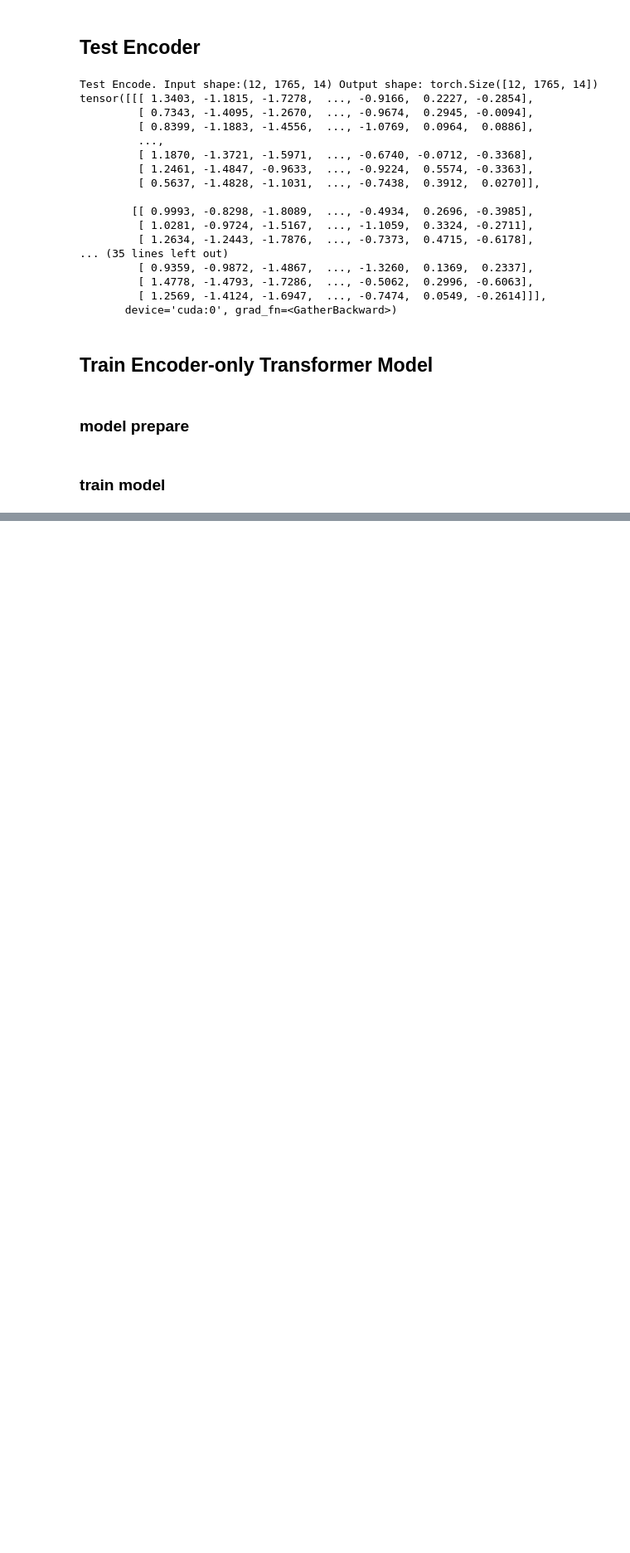
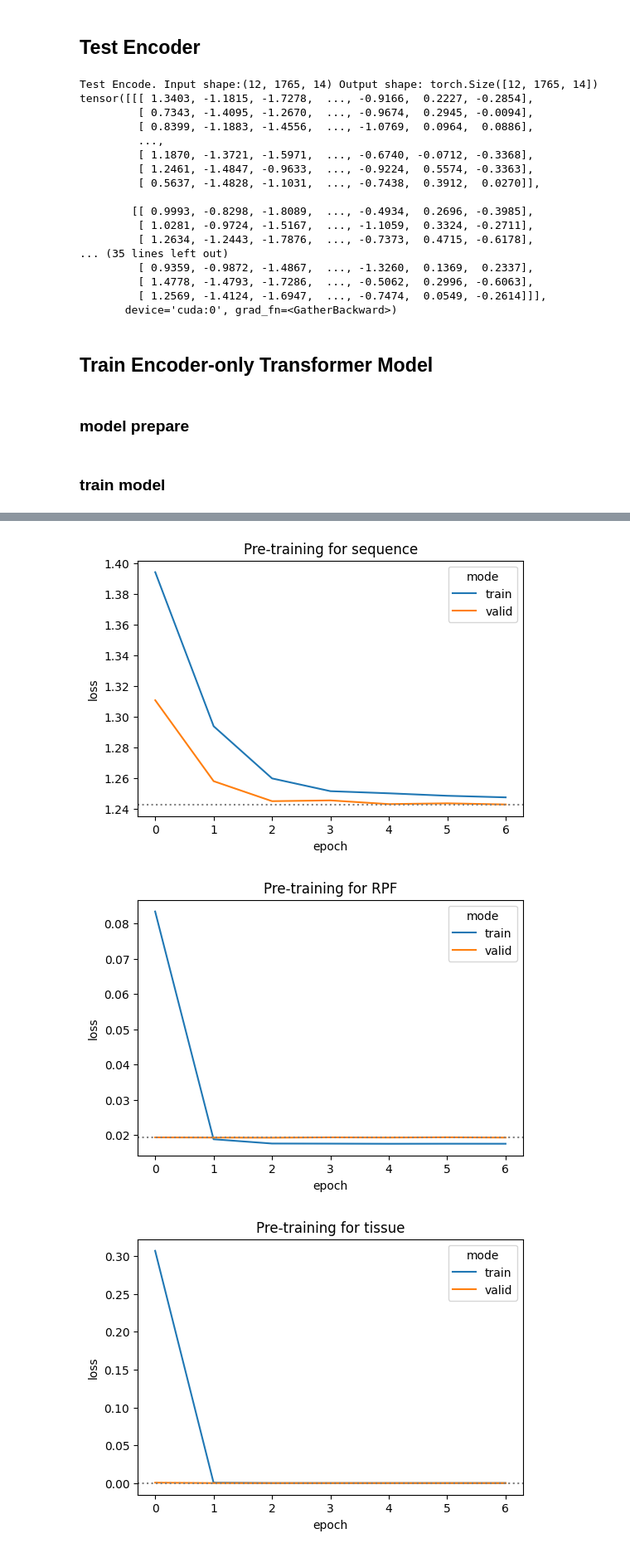
Before and after one commit to Chunfu-Shawn/Translation_Model, a Jupyter notebook: test_model.ipynb, the cells around one changed output, grey strips where cells are left out. Shown at 83% size. Cells and saved outputs as stored; diff of their text form; code cells hidden in the pictures; blank space fills up the shorter version.

```diff
--- a/test_model.ipynb
+++ b/test_model.ipynb
@@ -298,0 +446,8 @@ trainer.pretrain(val_dataset)
+# %%
+# only FFN, 3 tasks
+pretrain_loss_plot(log_dir + "ribomodel_8h_256.max_2000.less_seq_pred.MTL.0.0005.0.3.2.epoch_data.json",
+                  figure_dir, ['seq', 'count', 'tissue'])
+# %% [output]
+[figure, added]
+[figure, added]
+[figure, added]
```
Also changed, not shown: parts of 32 cells of this notebook, 40 other files.
